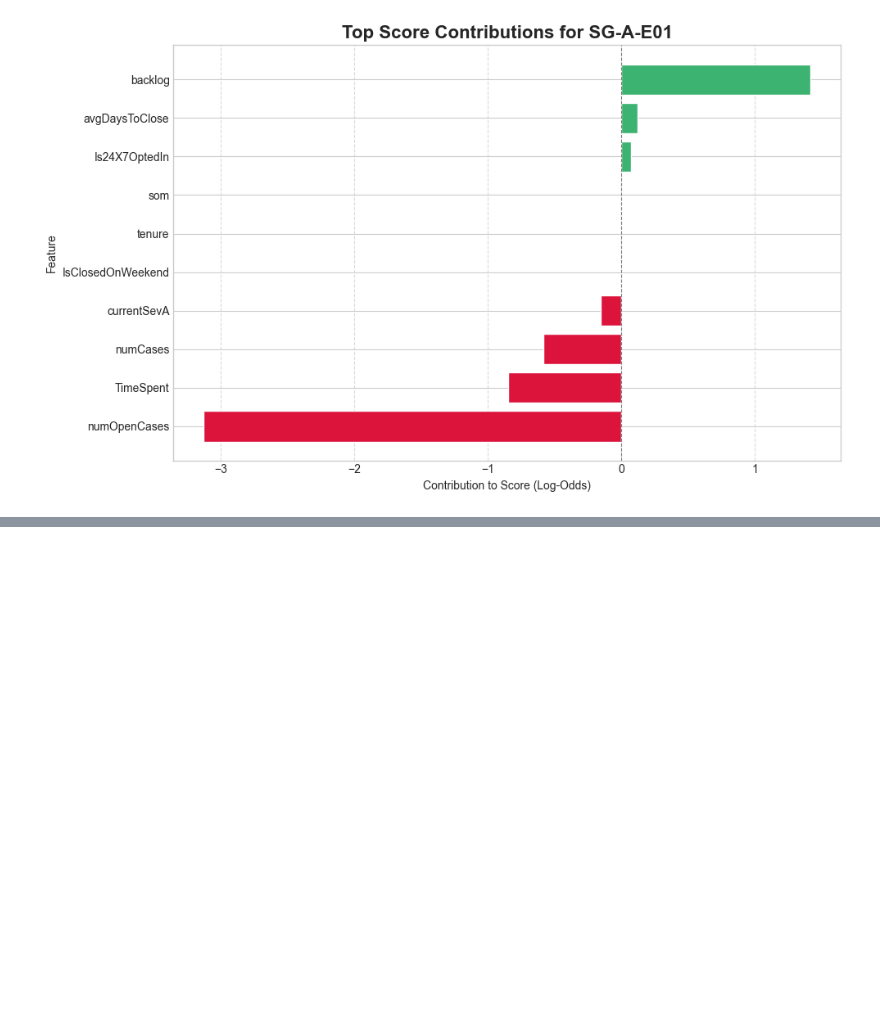
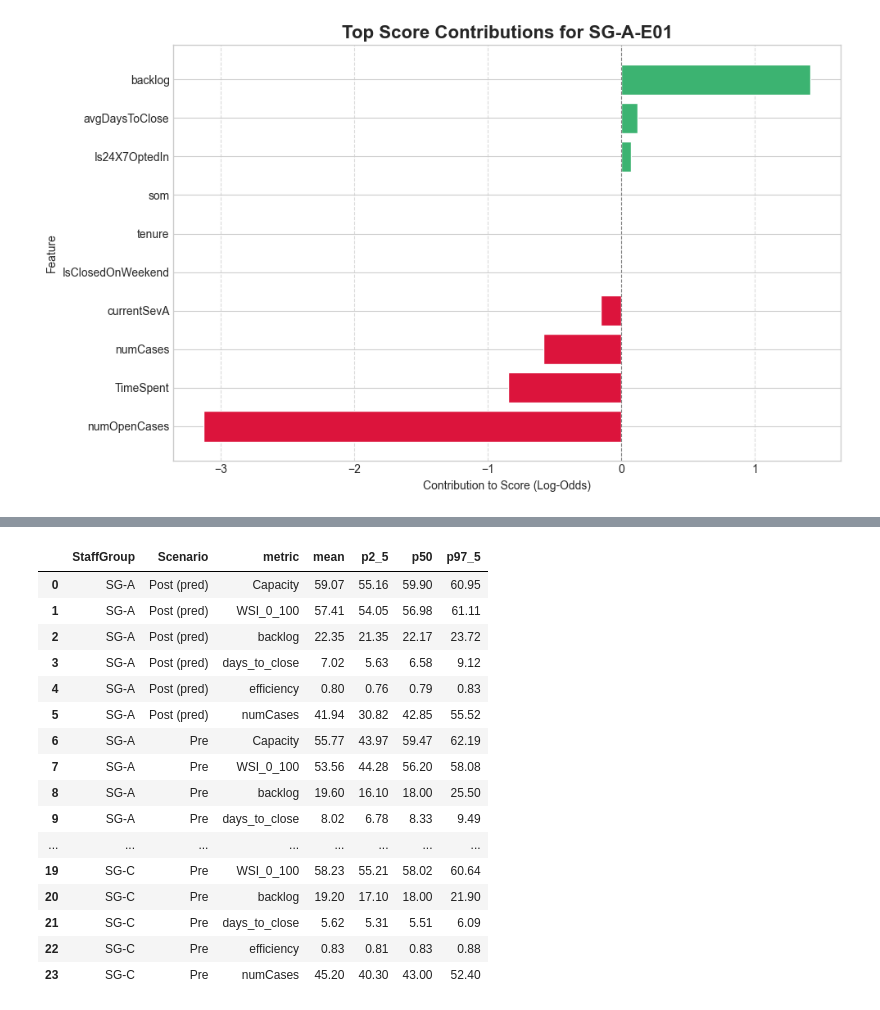
Before and after one commit to imayassi/CAST, a Jupyter notebook: Analytics Simulator.ipynb, the cells around one changed output, grey strips where cells are left out. Saved outputs shown, nothing was run; the diff lists cells and outputs as text; code cells hidden in the pictures; blank space fills up the shorter version.

```diff
--- a/Analytics Simulator.ipynb
+++ b/Analytics Simulator.ipynb
@@ -443,0 +604,65 @@ Rows to predict (team-level): 4
+# %%
+# 1) Point estimates from your existing call
+# --- Corrected Cell 7: Consolidated "What-If" Scenario ---
+print("This tool simulates moving employees between teams to see the projected impact.")
+
+# 1. Define your hypothetical moves
+moves = [
+    {"from": "SG-A", "to": "SG-C", "n": 5}
+]
+
+# 3. Define the WSI calculation parameters
+wsi_kwargs = dict(
+    date_col="_date_",
+    alias_col="alias",
+    sg_col="StaffGroup",
+    cap_col="Capacity_Score_0_100",
+    cases_col="numCases",
+    complexity_col="complexity",
+    linearity_col="LinearityScore",
+    sev_cols=("currentSev1", "currentSevA", "currentSevB"),
+    weekend_col="IsClosedOnWeekend",
+    x24_col="Is24X7OptedIn",
+    baseline_window_months=12,
+    persist_window_months=8,
+    high_cap_thresh=75.0,
+    w_workload=0.30,
+    w_cap_dev=0.30,
+    w_persist=0.15,
+    w_complex=0.15,
+    w_time=0.10,
+    q_low=0.05,
+    q_high=0.95,
+    team_aggregate="median",
+    distribution="gaussian",
+    feature_range=(10, 100)
+)
+
+scores_baseline = scores[[cols.date, cols.alias, "Capacity_Score_0_100"]].dropna().copy()
+
+point_estimates, ci_df, delta_ci_df = run_simulation_bootstrap(
+    n_boot=5,   # adjust as needed
+    df_full=df_full,
+    scores_baseline=scores_baseline,
+    month=df_full["_date_"].max().strftime("%Y-%m"),
+    moves=moves,
+    compute_wsi_fn=compute_capacity_centric_wsi,
+    wsi_kwargs=wsi_kwargs,
+    targets=("WSI_0_100","efficiency","days_to_close","backlog"),
+    only_impacted=True,
+    team_level_post=False,
+    show_predict_samples=False,
+    use_causal_sequence="learn",
+    feature_scope=my_feature_columns,
+    metrics_for_ci=["Capacity","numCases","WSI_0_100","efficiency","days_to_close","backlog"],  # choose what to report
+    base_seed=12345
+)
+
+grid_pre, grid_post, combined, fig, mse_report, sanity_df = point_estimates
+
+print("\n--- CI per Team × Scenario × Metric (95%) ---")
+display(ci_df)
+
+print("\n--- Δ (Post − Pre) CI per Team × Metric (95%) ---")
+display(delta_ci_df)
+# %% [output]
@@ -443,0 +686,17 @@ Rows to predict (team-level): 4
+|  | StaffGroup | Scenario | metric | mean | p2_5 | p50 | p97_5 |
+| 0 | SG-A | Post (pred) | Capacity | 59.07 | 55.16 | 59.90 | 60.95 |
+| 1 | SG-A | Post (pred) | WSI_0_100 | 57.41 | 54.05 | 56.98 | 61.11 |
+| 2 | SG-A | Post (pred) | backlog | 22.35 | 21.35 | 22.17 | 23.72 |
+| 3 | SG-A | Post (pred) | days_to_close | 7.02 | 5.63 | 6.58 | 9.12 |
+| 4 | SG-A | Post (pred) | efficiency | 0.80 | 0.76 | 0.79 | 0.83 |
+| 5 | SG-A | Post (pred) | numCases | 41.94 | 30.82 | 42.85 | 55.52 |
+| 6 | SG-A | Pre | Capacity | 55.77 | 43.97 | 59.47 | 62.19 |
+| 7 | SG-A | Pre | WSI_0_100 | 53.56 | 44.28 | 56.20 | 58.08 |
+| 8 | SG-A | Pre | backlog | 19.60 | 16.10 | 18.00 | 25.50 |
+| 9 | SG-A | Pre | days_to_close | 8.02 | 6.78 | 8.33 | 9.49 |
+| ... | ... | ... | ... | ... | ... | ... | ... |
+| 19 | SG-C | Pre | WSI_0_100 | 58.23 | 55.21 | 58.02 | 60.64 |
+| 20 | SG-C | Pre | backlog | 19.20 | 17.10 | 18.00 | 21.90 |
+| 21 | SG-C | Pre | days_to_close | 5.62 | 5.31 | 5.51 | 6.09 |
+| 22 | SG-C | Pre | efficiency | 0.83 | 0.81 | 0.83 | 0.88 |
+| 23 | SG-C | Pre | numCases | 45.20 | 40.30 | 43.00 | 52.40 |
```
Also changed, not shown: parts of 38 cells of this notebook, 1 other file.
